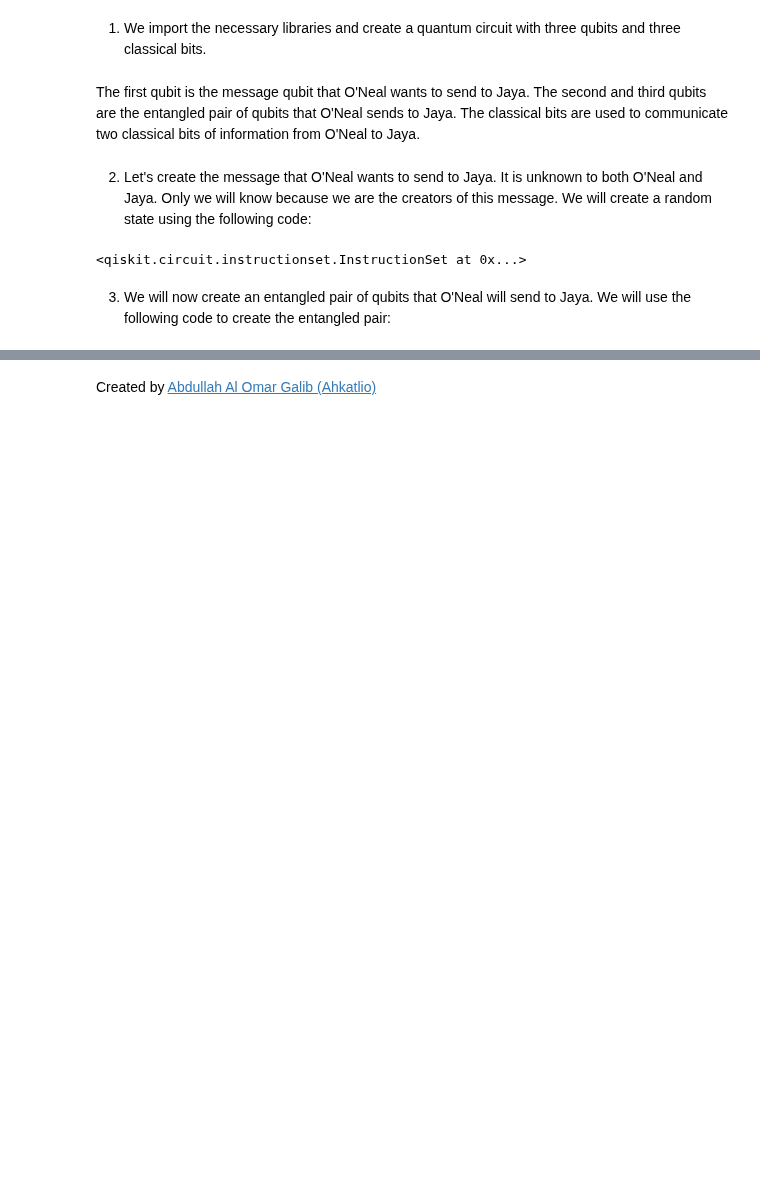
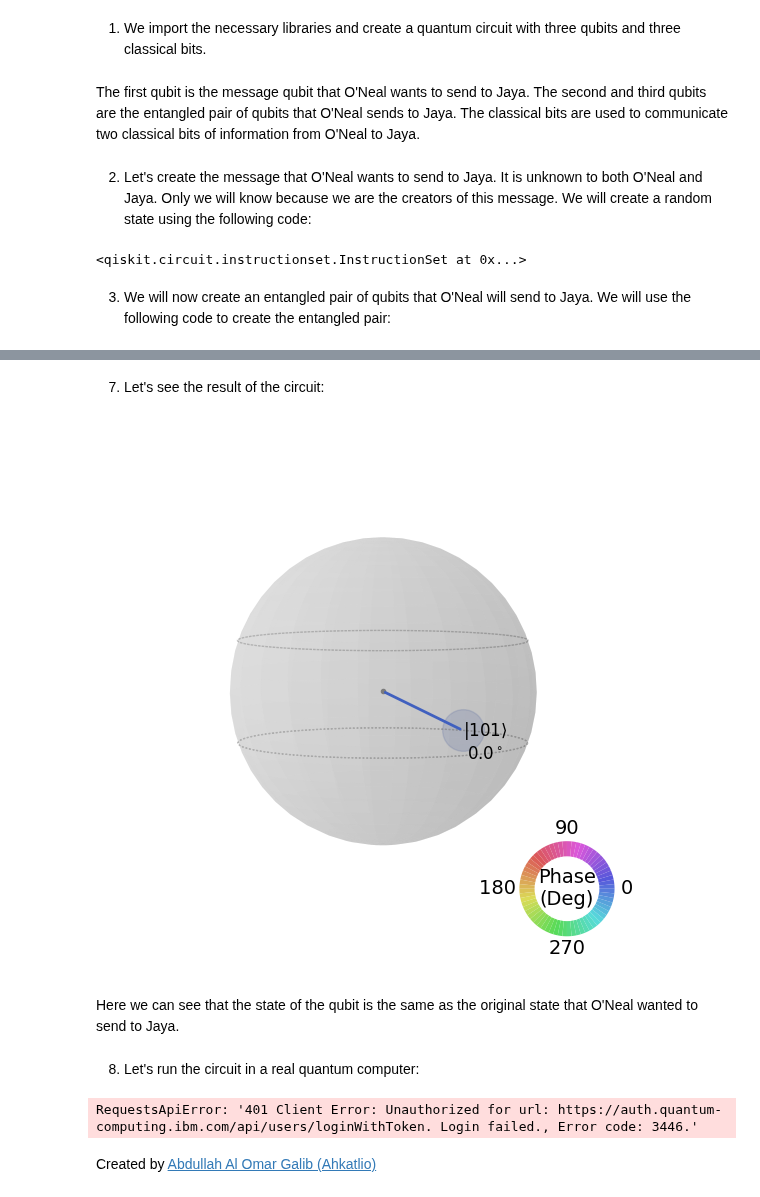
Before and after one commit to ahkatlio/QHSO_Basics_of_Qiskit, a Jupyter notebook: Books/Fundamentals/Basic_Gates/Algorithms/Tele_exp.ipynb, the cells around one changed output, grey strips where cells are left out. Saved outputs shown, nothing was run; the diff lists cells and outputs as text; code cells hidden in the pictures; blank space fills up the shorter version.

```diff
--- a/Books/Fundamentals/Basic_Gates/Algorithms/Tele_exp.ipynb
+++ b/Books/Fundamentals/Basic_Gates/Algorithms/Tele_exp.ipynb
@@ -56,9 +56,8 @@ The first qubit is the message qubit that O'Neal wants to send to Jaya. The seco
 # %% [markdown]
 2) Let's create the message that O'Neal wants to send to Jaya. It is unknown to both O'Neal and Jaya. Only we will know because we are the creators of this message. We will create a random state using the following code:
 # %%
-# We add Y gate and H gate to the first qubit
-qc.y(q[0])
-qc.h(q[0])
+# We add H gate to the first qubit
+qc.x(q[0])
 qc.barrier()
 # %% [output]
 <qiskit.circuit.instructionset.InstructionSet at 0x...>
@@ -73,0 +76,7 @@ qc.draw(output='mpl')
+# %%
+qc.cx(q[0], q[1])
+qc.h(0)
+qc.barrier()
+qc.measure(0,0)
+qc.measure(1,1)
+qc.barrier()
@@ -74,3 +101,26 @@ qc.draw(output='mpl')
+# %% [markdown]
+7) Let's see the result of the circuit:
+# %%
+# Execute the quantum circuit on a statevector simulator backend
+backend = Aer.get_backend('statevector_simulator')
+result = execute(qc, backend).result()
+statevector = result.get_statevector(qc)
+plot_state_qsphere(statevector, show_state_phases = True, use_degrees = True)
+# %% [output]
+[figure, added]
+# %% [markdown]
+Here we can see that the state of the qubit is the same as the original state that O'Neal wanted to send to Jaya.
+# %% [markdown]
+8) Let's run the circuit in a real quantum computer:
+# %%
+from qiskit import IBMQ
+# Replace 'MY_API_TOKEN' with your actual API token
+IBMQ.save_account('MY_API_TOKEN')
+
+provider = IBMQ.load_account()
+provider.backends()
+# %% [output]
+RequestsApiError: '401 Client Error: Unauthorized for url: https://auth.quantum-computing.ibm.com/api/users/loginWithToken. Login failed., Error code: 3446.'
 # %% [markdown]
 <!DOCTYPE html>
 <html>
```
Also changed, not shown: parts of 10 cells of this notebook, 1 other file.
